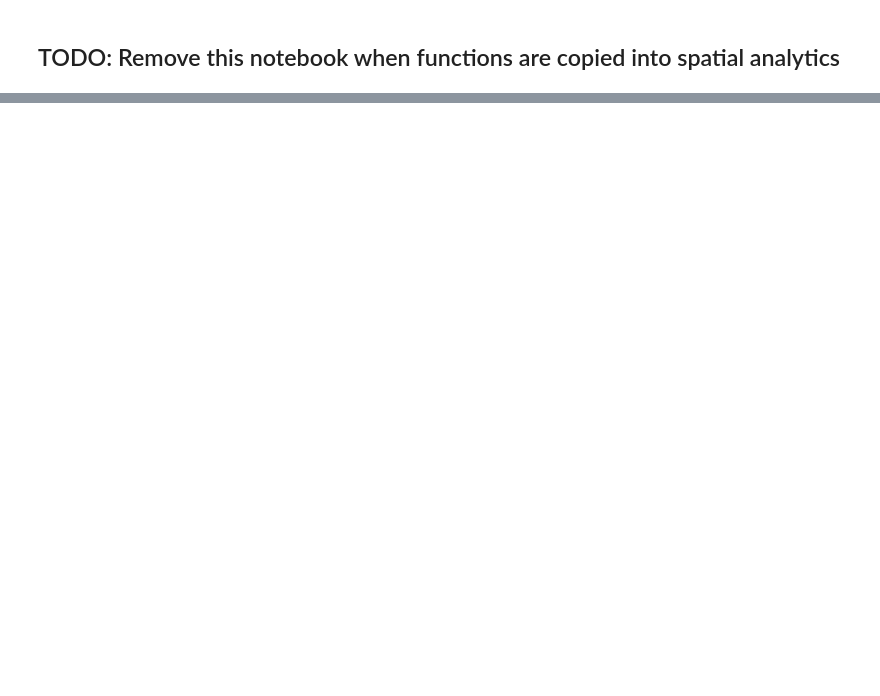
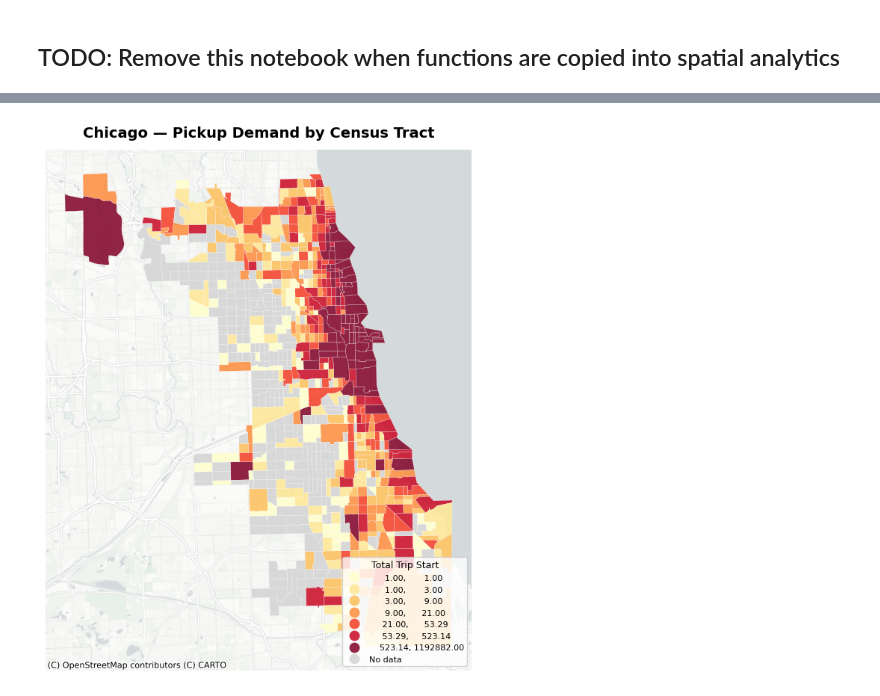
Before and after one commit to larissatheilmann/AAA_Project_Group7, a Jupyter notebook: notebooks/2.3 TempHexagonVis.ipynb, the cells around one changed output, grey strips where cells are left out. Saved outputs shown, nothing was run; the diff lists cells and outputs as text; code cells hidden in the pictures; blank space fills up the shorter version.

```diff
--- a/notebooks/2.3 TempHexagonVis.ipynb
+++ b/notebooks/2.3 TempHexagonVis.ipynb
@@ -227,0 +273,20 @@ plt.show()
+# %%
+# Aggregate pickup demand per census tract and join onto the tract boundaries
+tract_pickups = (
+    taxi_trips
+    .assign(**{'Pickup Census Tract': taxi_trips['Pickup Census Tract'].astype(str)})
+    .groupby('Pickup Census Tract')
+    .agg(
+        Total_Trip_Start=('Trip ID', 'count'),
+        Unique_Taxis=('Taxi ID', 'nunique'),
+        Avg_Trip_Miles=('Trip Miles', 'mean'),
+        Avg_Fare=('Trip Total', 'mean'),
+    )
+    .reset_index()
+)
+
+tract_demand = census_tracts.merge(
+    tract_pickups, left_on='geoid10', right_on='Pickup Census Tract', how='left',
+)
+print(f'Tracts with pickup demand: {tract_demand["Total_Trip_Start"].notna().sum()} / {len(tract_demand)}')
+tract_demand[['geoid10', 'Total_Trip_Start']].sort_values('Total_Trip_Start', ascending=False).head()
@@ -227,0 +301,32 @@ plt.show()
+# %%
+# Choropleth of pickup demand per census tract
+fig, ax = plt.subplots(figsize=(6, 8))
+
+tract_demand.to_crs(epsg=3857).plot(
+    ax=ax,
+    column='Total_Trip_Start',
+    cmap='YlOrRd',
+    scheme='quantiles',
+    k=7,
+    edgecolor='white',
+    linewidth=0.2,
+    alpha=0.85,
+    legend=True,
+    zorder=1,
+    legend_kwds=dict(
+        title='Total Trip Start',
+        loc='lower right',
+        fontsize=8,
+        title_fontsize=9,
+    ),
+    missing_kwds=dict(color='lightgrey', label='No data'),
+)
+
+ctx.add_basemap(ax, source=ctx.providers.CartoDB.PositronNoLabels, zoom=11)
+
+ax.set_axis_off()
+ax.set_title('Chicago — Pickup Demand by Census Tract', fontsize=14, fontweight='bold', pad=12)
+plt.tight_layout()
+plt.show()
+# %% [output]
+[figure, added]
```
Also changed, not shown: parts of 11 cells of this notebook, 1 other file.
